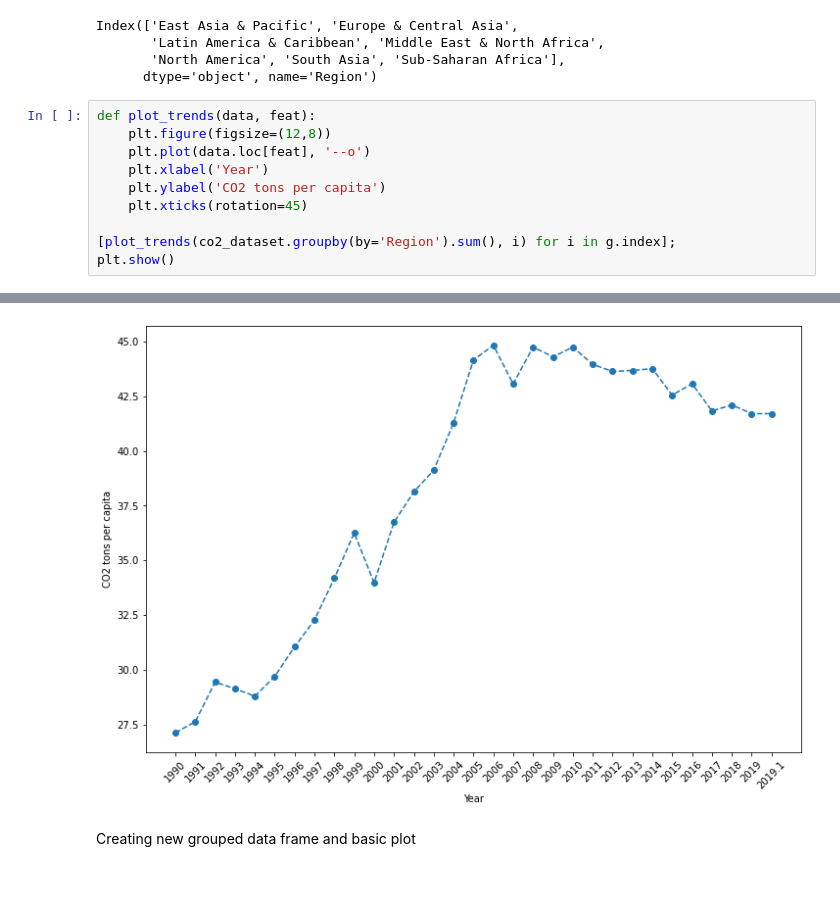
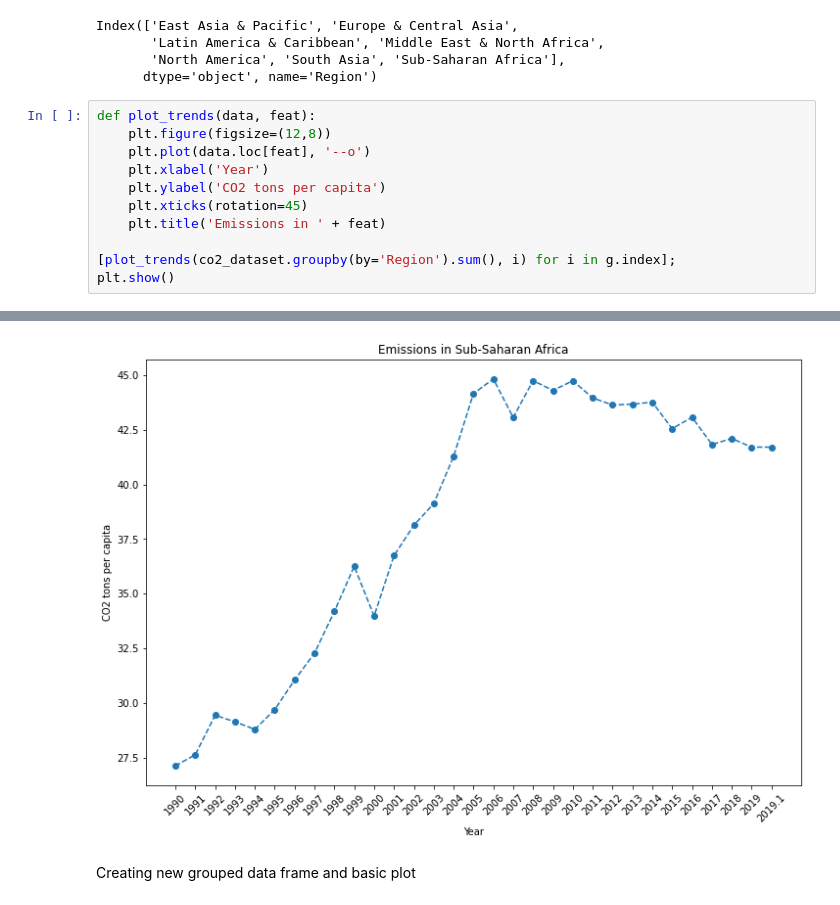
Before and after one commit to pablo-git8/Springboard-DS-Career-Track, a Jupyter notebook: Unit20-3_Craft_Story/Dataset_Storytelling.ipynb, the cells around one changed output, grey strips where cells are left out. Cells and saved outputs as stored; diff of their text form.

Commit message:
Adding plot names

```diff
--- a/Unit20-3_Craft_Story/Dataset_Storytelling.ipynb
+++ b/Unit20-3_Craft_Story/Dataset_Storytelling.ipynb
@@ -64,6 +64,7 @@ def plot_trends(data, feat):
     plt.xlabel('Year')
     plt.ylabel('CO2 tons per capita')
     plt.xticks(rotation=45)
+    plt.title('Emissions in ' + feat)
 
 [plot_trends(co2_dataset.groupby(by='Region').sum(), i) for i in g.index];
 plt.show()
@@ -77,4 +78,4 @@ plt.show()
-[figure, old version]
+[figure, new version]
 # %% [markdown]
 Creating new grouped data frame and basic plot
 # %%
```
Also changed, not shown: parts of 3 cells of this notebook.
